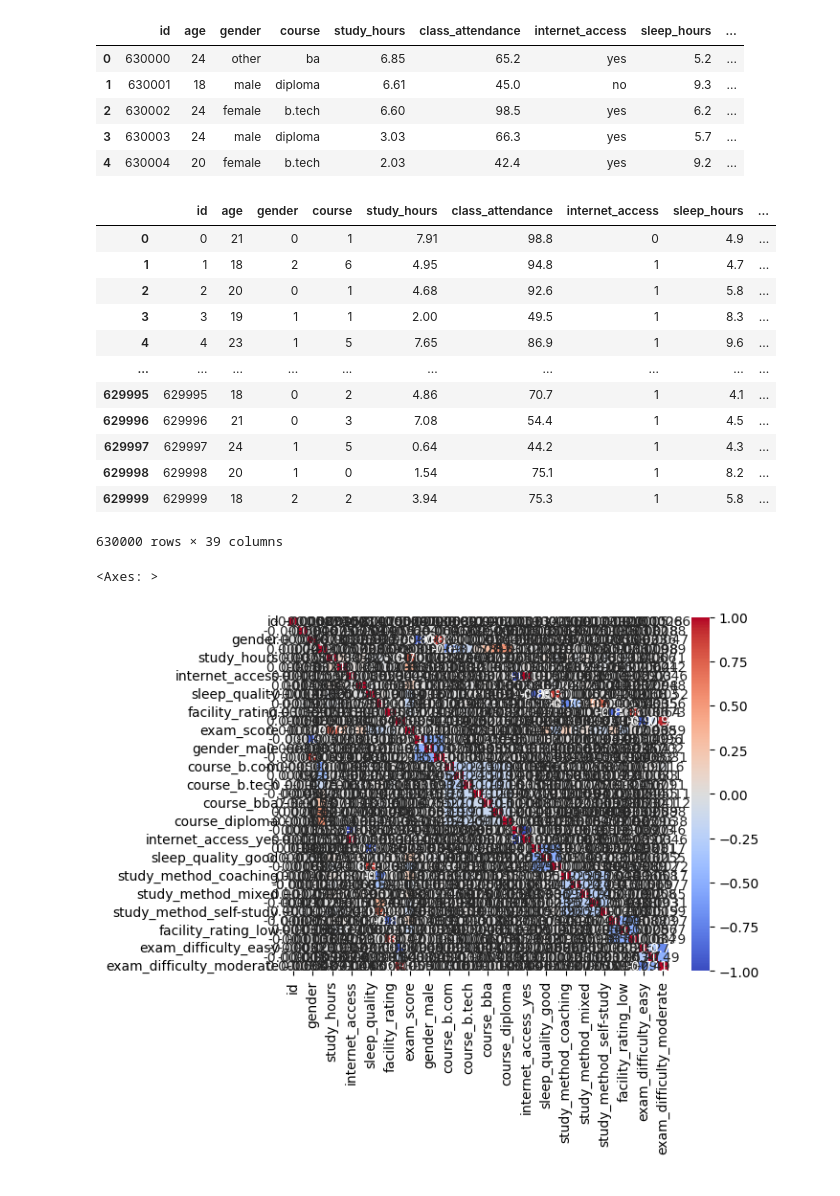
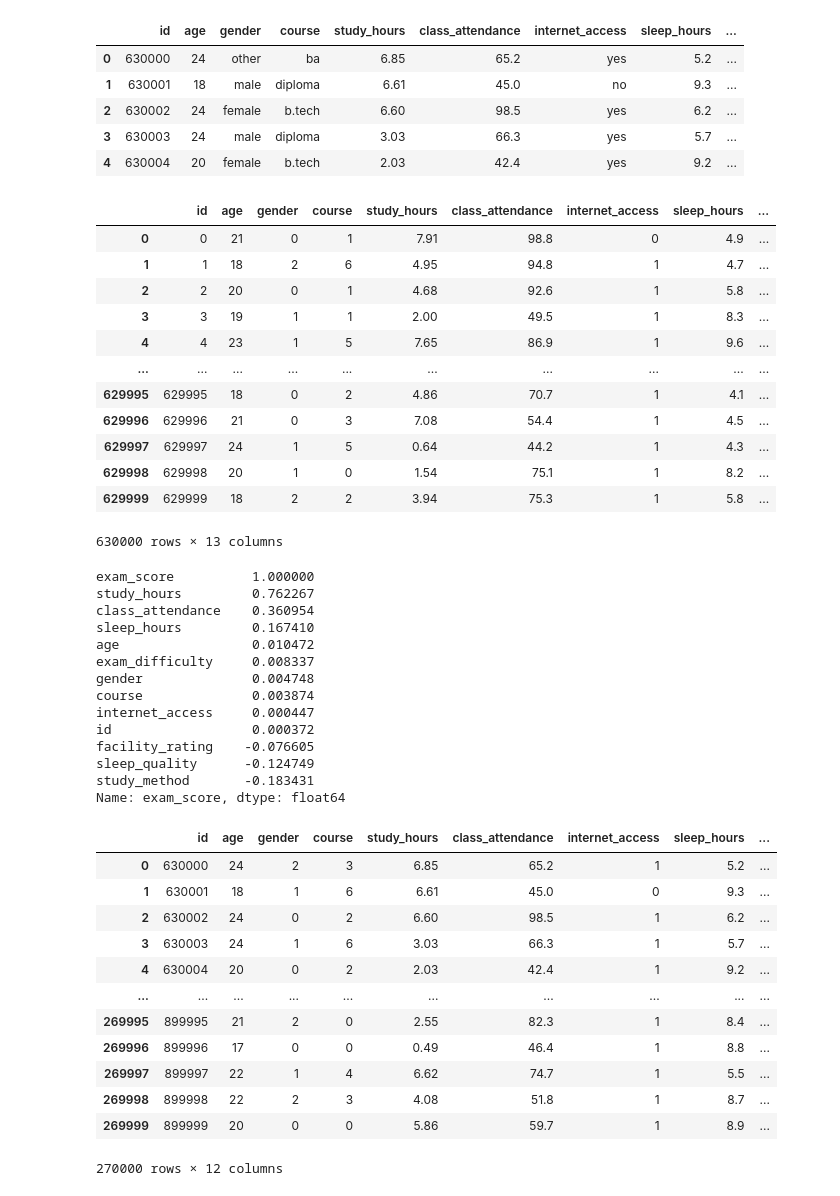
Before and after one commit to DanWanschitz/projects, a Jupyter notebook: first_project.ipynb, the cells around one changed output. Drawn from its saved outputs; the diff is of its cells as text; code cells hidden in the pictures.

```diff
--- a/first_project.ipynb
+++ b/first_project.ipynb
@@ -71,9 +72,9 @@ memory usage: 24.7+ MB
 | 3 | 630003 | 24 | male | diploma | 3.03 | 66.3 | yes | 5.7 | ... |
 | 4 | 630004 | 20 | female | b.tech | 2.03 | 42.4 | yes | 9.2 | ... |
 # %%
-categorical_columns = [
+categorical_columns = train[[
     'gender', 'course', 'internet_access', 'sleep_quality', 'study_method', 'facility_rating', 'exam_difficulty'
-]
+]]
 
 for col in categorical_columns:
     label_encoder = LabelEncoder()
@@ -93,11 +94,51 @@ train
 | 629997 | 629997 | 24 | 1 | 5 | 0.64 | 44.2 | 1 | 4.3 | ... |
 | 629998 | 629998 | 20 | 1 | 0 | 1.54 | 75.1 | 1 | 8.2 | ... |
 | 629999 | 629999 | 18 | 2 | 2 | 3.94 | 75.3 | 1 | 5.8 | ... |
-630000 rows × 39 columns
+630000 rows × 13 columns
 # %%
 #correlation matrix
 corr_matrix = train.corr()
-sns.heatmap(corr_matrix, annot=True, cmap='coolwarm')
+corr_matrix_exam = (
+    corr_matrix['exam_score'].sort_values(ascending=False)
+)
+
+print(corr_matrix_exam)
 # %% [output]
-<Axes: >
+exam_score          1.000000
+study_hours         0.762267
+class_attendance    0.360954
+sleep_hours         0.167410
+age                 0.010472
+exam_difficulty     0.008337
+gender              0.004748
+course              0.003874
+internet_access     0.000447
+id                  0.000372
+facility_rating    -0.076605
+sleep_quality      -0.124749
+study_method       -0.183431
+Name: exam_score, dtype: float64
-[figure, removed]
+# %%
+categorical_columns = test[[
+    'gender', 'course', 'internet_access', 'sleep_quality', 'study_method', 'facility_rating', 'exam_difficulty'
+]]
+
+for col in categorical_columns:
+    label_encoder = LabelEncoder()
+    test[col] = label_encoder.fit_transform(test[col])
+
+test
+# %% [output]
+|  | id | age | gender | course | study_hours | class_attendance | internet_access | sleep_hours | ... |
+| 0 | 630000 | 24 | 2 | 3 | 6.85 | 65.2 | 1 | 5.2 | ... |
+| 1 | 630001 | 18 | 1 | 6 | 6.61 | 45.0 | 0 | 9.3 | ... |
+| 2 | 630002 | 24 | 0 | 2 | 6.60 | 98.5 | 1 | 6.2 | ... |
+| 3 | 630003 | 24 | 1 | 6 | 3.03 | 66.3 | 1 | 5.7 | ... |
+| 4 | 630004 | 20 | 0 | 2 | 2.03 | 42.4 | 1 | 9.2 | ... |
+| ... | ... | ... | ... | ... | ... | ... | ... | ... | ... |
+| 269995 | 899995 | 21 | 2 | 0 | 2.55 | 82.3 | 1 | 8.4 | ... |
+| 269996 | 899996 | 17 | 0 | 0 | 0.49 | 46.4 | 1 | 8.8 | ... |
+| 269997 | 899997 | 22 | 1 | 4 | 6.62 | 74.7 | 1 | 5.5 | ... |
+| 269998 | 899998 | 22 | 2 | 3 | 4.08 | 51.8 | 1 | 8.7 | ... |
+| 269999 | 899999 | 20 | 0 | 0 | 5.86 | 59.7 | 1 | 8.9 | ... |
+270000 rows × 12 columns
```
Also changed, not shown: parts of 4 cells of this notebook.
